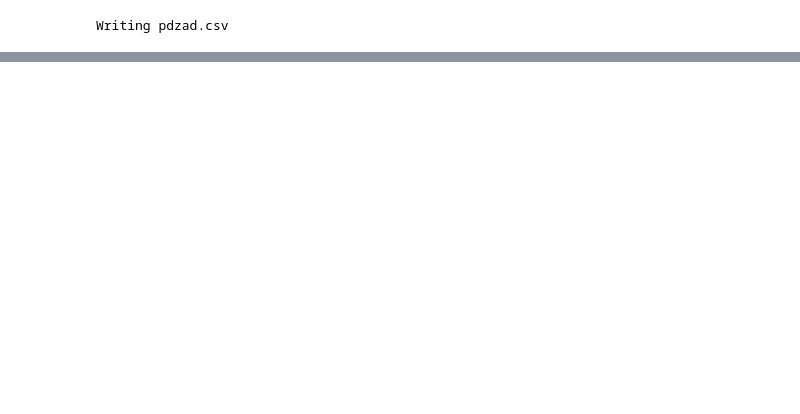
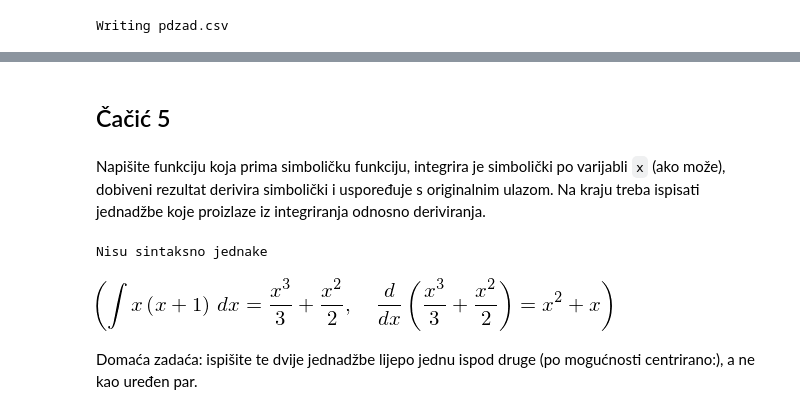
Before and after one commit to vedgar/ms, a Jupyter notebook: Priprema za prvi kolokvij.ipynb, the cells around one changed output, grey strips where cells are left out. Drawn from its saved outputs; the diff is of its cells as text; code cells hidden in the pictures; blank space fills up the shorter version.

```diff
--- a/Priprema za prvi kolokvij.ipynb
+++ b/Priprema za prvi kolokvij.ipynb
@@ -295,0 +332,32 @@ Writing pdzad.csv
+# %% [markdown]
+## Čačić 5
+# %% [markdown]
+
+Napišite funkciju koja prima simboličku funkciju, integrira je simbolički po varijabli `x` (ako može), dobiveni rezultat derivira simbolički i uspoređuje s originalnim ulazom. Na kraju treba ispisati jednadžbe koje proizlaze iz integriranja odnosno deriviranja.
+# %%
+import sympy as sp
+sp.init_printing()
+x = sp.Symbol('x')
+
+def provjeri_integral(fja):
+    integral = sp.Integral(fja, x)
+    intfja = integral.doit()
+    prva = sp.Eq(integral, intfja, evaluate=False)
+
+    derivacija = sp.Derivative(intfja, x)
+    derfja = derivacija.doit()
+    druga = sp.Eq(derivacija, derfja, evaluate=False)
+
+    if derfja == fja:
+        print('Sintaksno su jednake')
+    else:
+        print('Nisu sintaksno jednake')
+
+    return prva, druga
+# %%
+provjeri_integral(x*(x+1))
+# %% [output]
+Nisu sintaksno jednake
+[figure, added]
+# %% [markdown]
+Domaća zadaća: ispišite te dvije jednadžbe lijepo jednu ispod druge (po mogućnosti centrirano:), a ne kao uređen par.
```
Also changed, not shown: parts of 14 cells of this notebook, 1 other file.
